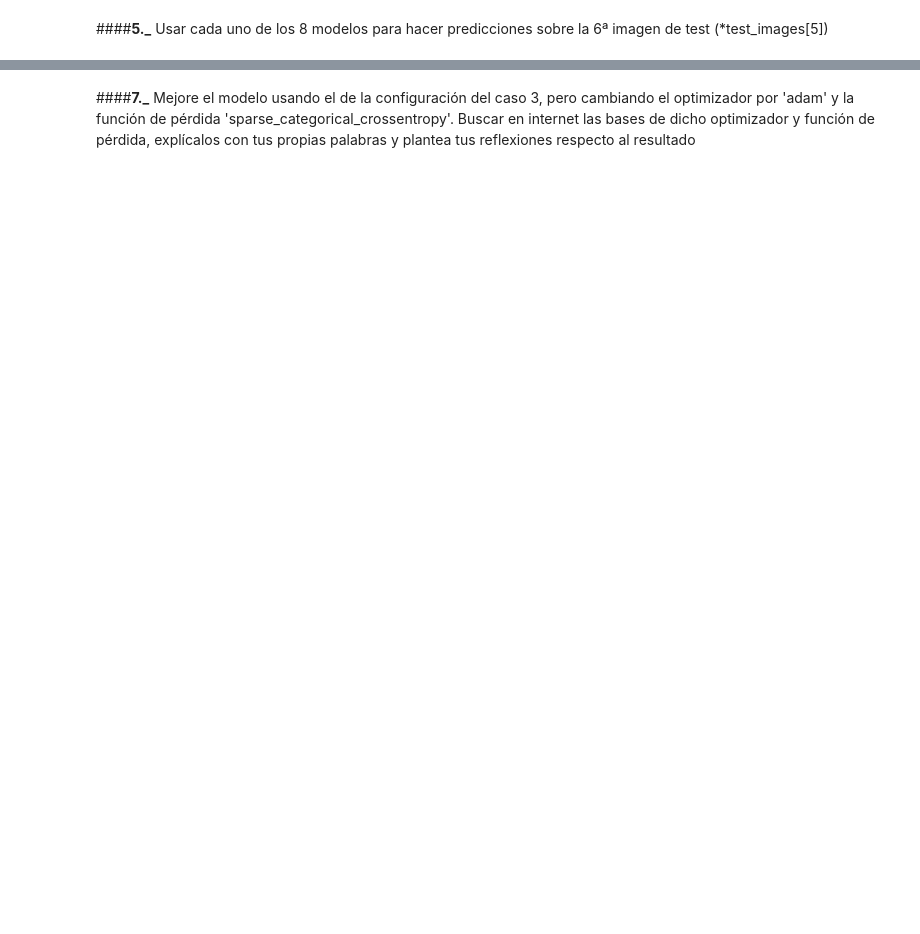
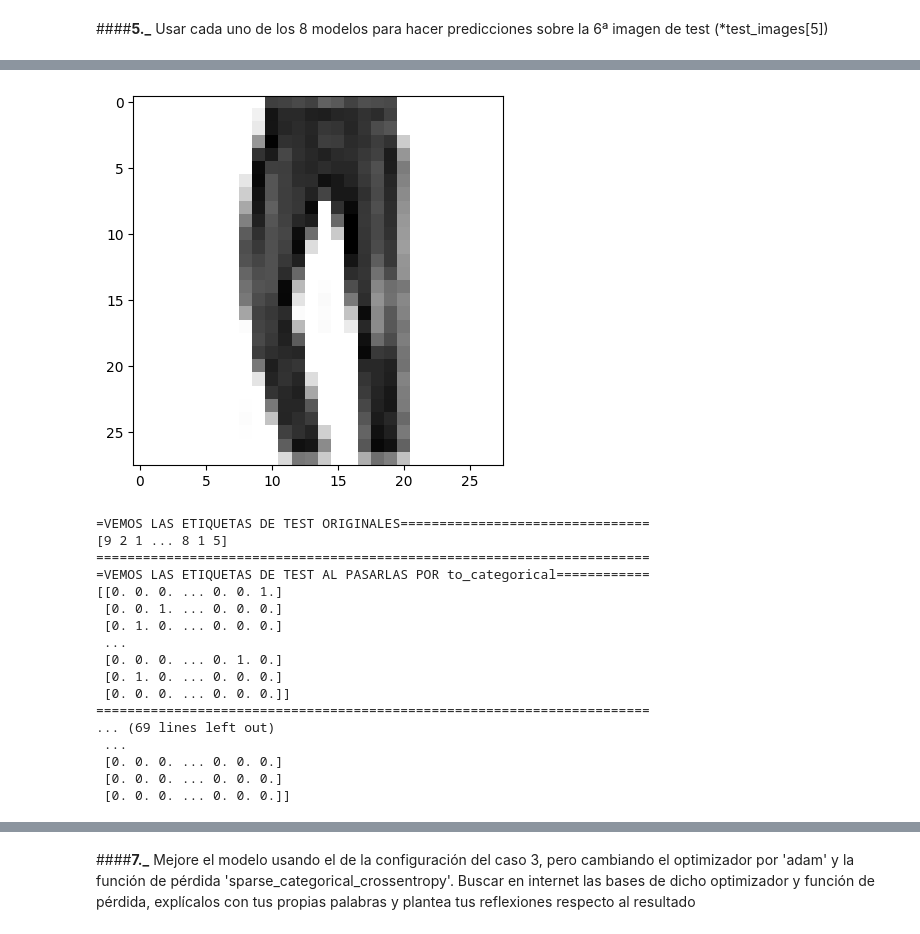
Before and after one commit to claudiaesnarrizaga/APRENDIZAJE_AUTOMATICO_23_24, a Jupyter notebook: Práctica_1_Diseño,_Entrenamiento_y_Test_de_un_Sistema_de_Redes_de_Neuronas_Artificiales_.ipynb, the cells around one changed output, grey strips where cells are left out. Saved outputs shown, nothing was run; the diff lists cells and outputs as text; code cells hidden in the pictures; blank space fills up the shorter version.

```diff
--- a/Práctica_1_Diseño,_Entrenamiento_y_Test_de_un_Sistema_de_Redes_de_Neuronas_Artificiales_.ipynb
+++ b/Práctica_1_Diseño,_Entrenamiento_y_Test_de_un_Sistema_de_Redes_de_Neuronas_Artificiales_.ipynb
@@ -375,0 +859,45 @@ AttributeError: ignored
+# %%
+Y_pred = network.predict(test_images)
+test_labels = to_categorical(test_labels)
+Y_pred_classes = np.argmax(Y_pred, axis = 1)
+Y_true = np.argmax(test_labels, axis = 1)
+
+# Veamos el elemento 6 de test y pintémoslo con matplotlib
+from keras.datasets import mnist
+(train_images, train_labels), (test_images, test_labels) = fashion_mnist.load_data()
+import matplotlib.pyplot as plt
+digit = test_images[5]
+plt.imshow(digit, cmap=plt.cm.binary)
+plt.show()
+
+train_images = train_images.reshape((60000, 28 * 28))
+test_images = test_images.reshape((10000, 28 * 28))
+
+train_images = train_images.astype('float32') / 255
+test_images = test_images.astype('float32') / 255
+
+from keras.utils import to_categorical
+
+print("=VEMOS LAS ETIQUETAS DE TEST ORIGINALES================================")
+print(test_labels)
+print("=======================================================================")
+test_labels = to_categorical(test_labels)
+print("=VEMOS LAS ETIQUETAS DE TEST AL PASARLAS POR to_categorical============")
+print(test_labels)
+print("=======================================================================")
+
+# Hacemos las predicciones con las imágenes de Test
+predictions = network.predict(test_images)
+print("PREDICCIONES: ",predictions[5])
+print("=VEMOS LA PREDICCIÓN DEL ELEMENTO 5 (QUE DEBERÍAN SER UNOS PANTALONES)============")
+print(predictions[5])
+print("=======================================================================")
+print("=VEMOS LA PREDICCIÓN DEL ELEMENTO 5 (QUE DEBERÍAN SER UNOS PANTALONES)============")
+print(np.argmax(predictions[5]))
+print("=======================================================================")
+print("=LA SUMA DE TODAS LAS PREDICCIONES PARA EL ELEMENTO 5 DEBERÍA SER 1 ===")
+print(np.sum(predictions[5]))
+print("=======================================================================")
+print("=PINTAMOS TODAS LAS PREDICCIONES=======================================")
+print(predictions)
+# %% [output]
@@ -375,0 +905,18 @@ AttributeError: ignored
+[figure, added]
+=VEMOS LAS ETIQUETAS DE TEST ORIGINALES================================
+[9 2 1 ... 8 1 5]
+=======================================================================
+=VEMOS LAS ETIQUETAS DE TEST AL PASARLAS POR to_categorical============
+[[0. 0. 0. ... 0. 0. 1.]
+ [0. 0. 1. ... 0. 0. 0.]
+ [0. 1. 0. ... 0. 0. 0.]
+ ...
+ [0. 0. 0. ... 0. 1. 0.]
+ [0. 1. 0. ... 0. 0. 0.]
+ [0. 0. 0. ... 0. 0. 0.]]
+=======================================================================
+... (69 lines left out)
+ ...
+ [0. 0. 0. ... 0. 0. 0.]
+ [0. 0. 0. ... 0. 0. 0.]
+ [0. 0. 0. ... 0. 0. 0.]]
```
Also changed, not shown: parts of 38 cells of this notebook.
